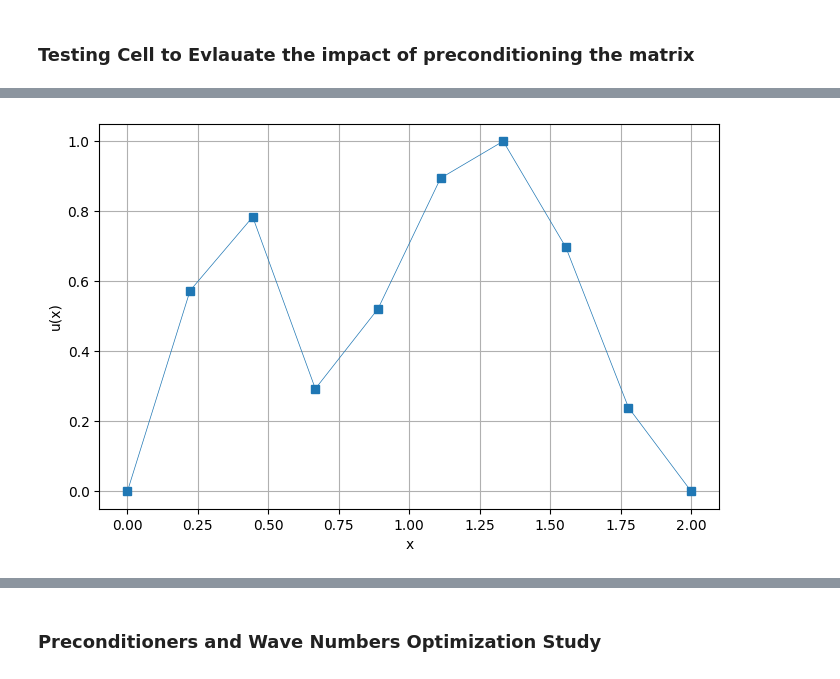
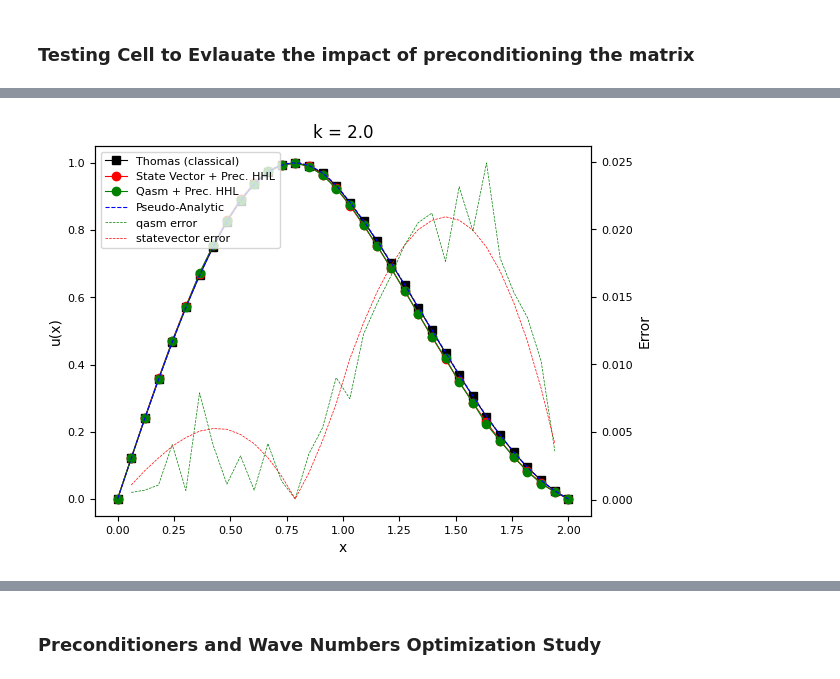
Before and after one commit to richard7990/quantum_linear_solvers, a Jupyter notebook: Helmholtz_1D_implmentation.ipynb, the cells around one changed output, grey strips where cells are left out. Saved outputs shown, nothing was run; the diff lists cells and outputs as text; code cells hidden in the pictures.

Commit message:
Integrated shots

```diff
--- a/Helmholtz_1D_implmentation.ipynb
+++ b/Helmholtz_1D_implmentation.ipynb
@@ -936,31 +1061,38 @@ def solve_helmholtz(NUM_QUBITS, L, k, eps, alpha, num_shots=10000, lb = 0, ub =
     print("Complex-shifted Laplacian condition number:", np.linalg.cond(P_complex))
 
     # 4) Create the unpreconditioned TridiagonalToeplitz object
+    start_time = time.time()
     tridi_mat = TridiagonalToeplitz(NUM_QUBITS, a, b)
+    print('Tridiagonal Toeplitz time: ', time.time() - start_time)
 
     # 5) Set up quantum instance
     backend = Aer.get_backend('qasm_simulator')
-    quantum_instance = QuantumInstance(backend, shots=num_shots)
+    backend_options = {
+    'max_parallel_threads': 8,      # use up to 4 threads
+    'max_parallel_experiments': 16,    # run up to 2 experiments in parallel
+    'seed_simulator': 42,            # set a seed for reproducibility
+    }
+    print(backend.available_methods())
+    quantum_instance = QuantumInstance(backend, shots=num_shots, backend_options=backend_options)
 
     # 6) Solve unpreconditioned system with HHL
+    start_time = time.time()
     tridi_hhl = HHL(epsilon=eps, quantum_instance=quantum_instance)
-    solution_unprec = tridi_hhl.solve(tridi_mat, vector)
-    hhl_vector_unprec = get_solution_vector(solution_unprec, solution_unprec.state.num_qubits, vector)
-    hhl_vector_unprec = np.concatenate(([0], hhl_vector_unprec, [0]))
-    #print('sollution from hhl', hhl_vector_unprec)
-    #print('ater norma sollution from hhl', hhl_vector_unprec)
-    hhl_vector_unprec = normalize(hhl_vector_unprec, lb, ub)
+    # solution_unprec = tridi_hhl.solve(tridi_mat, vector)
+    # print('HHL time: ', time.time() - start_time)
+    # print('HHL success probability: ', solution_unprec.euclidean_norm)
+    # hhl_vector_unprec = P_get_solution_vector_qasm(solution_unprec, solution_unprec.state.num_qubits,
+    #                                                vector, backend, num_shots, backend_options)
+    # hhl_vector_unprec = np.concatenate(([0], hhl_vector_unprec, [0]))
+    # hhl_vector_unprec = normalize(hhl_vector_unprec, lb, ub)
 
 
-    plt.figure(figsize=(8, 5))
-    plt.plot(np.concatenate(([0], x_numerical, [L])), hhl_vector_unprec, 's-', linewidth=0.5, label=f'HHL (Qubits={NUM_QUBITS})')
-    plt.xlabel('x')
-    plt.grid(True)
-    plt.ylabel('u(x)')
+    # plt.figure(figsize=(8, 5))
+    # plt.plot(np.concatenate(([0], x_numerical, [L])), hhl_vector_unprec, 's-', linewidth=0.5, label=f'HHL (Qubits={NUM_QUBITS})')
+    # plt.xlabel('x')
+    # plt.grid(True)
+    # plt.ylabel('u(x)')
 
-    hhl_vector_sv = get_solution_vector_approx(solution_unprec, solution_unprec.state.num_qubits, vector)
-    hhl_vector_sv = np.concatenate(([0], hhl_vector_sv, [0]))
-    hhl_vector_sv = normalize(hhl_vector_sv, lb, ub)
 
     # 7) Classical preconditioning
     P_inv = np.linalg.inv(P_complex)
@@ -976,10 +1108,16 @@ def solve_helmholtz(NUM_QUBITS, L, k, eps, alpha, num_shots=10000, lb = 0, ub =
 
     # 9) Solve preconditioned system with HHL
     solution_prec = tridi_hhl.solve(tridi_mat_precond, prec_vector)
-    solution_prec = solution_unprec
-    hhl_vector_prec = get_solution_vector(solution_prec, solution_prec.state.num_qubits, prec_vector)
+    #solution_prec = solution_unprec
+    hhl_vector_prec = P_get_solution_vector_qasm(solution_prec, solution_prec.state.num_qubits,
+                                                 prec_vector, backend, num_shots, backend_options)
     hhl_vector_prec = np.concatenate(([0], hhl_vector_prec, [0]))
     hhl_vector_prec = normalize(hhl_vector_prec, lb, ub)
+
+    hhl_vector_sv = P_get_solution_vector_statevector(solution_prec, solution_prec.state.num_qubits, vector, num_shots)
+    hhl_vector_sv = np.concatenate(([0], hhl_vector_sv, [0]))
+    hhl_vector_sv = normalize(hhl_vector_sv, lb, ub)
+
 
     # 10) Classical Thomas solver
     thomas = numerical_solvers()
@@ -1002,28 +1140,28 @@ def solve_helmholtz(NUM_QUBITS, L, k, eps, alpha, num_shots=10000, lb = 0, ub =
 
     # Compute errors
     u_interp = np.interp(x_numerical, hi_real_domain, hi_thomas_sol)
-    mae_unprec = np.mean(np.abs(hhl_vector_unprec[1:-1] - u_interp))
+    #mae_unprec = np.mean(np.abs(hhl_vector_unprec[1:-1] - u_interp))
     mae_prec = np.mean(np.abs(hhl_vector_prec[1:-1] - u_interp))
     mae_sv_unprec = np.mean(np.abs(hhl_vector_sv[1:-1] - u_interp))
     mae_thomas = np.mean(np.abs(num_solution[1:-1] - u_interp))
-    pct_diff = np.mean(hhl_vector_unprec - num_solution)
+    #pct_diff = np.mean(hhl_vector_unprec - num_solution)
 
     print(f"Wave number k = {k} Complex shift parameter α = {alpha}")
-    print(f"shifted qubit count = {solution_prec.state.num_qubits} unshifted qubit count = {solution_unprec.state.num_qubits}")
-    print(f"QASM HHL (Unpreconditioned) MAE: {mae_unprec}")
+    #print(f"shifted qubit count = {solution_prec.state.num_qubits} unshifted qubit count = {solution_unprec.state.num_qubits}")
+    #print(f"QASM HHL (Unpreconditioned) MAE: {mae_unprec}")
     print(f"QASM HHL (Complex-Shifted Preconditioned) MAE: {mae_prec}")
     print(f"HHL State vector MAE: {mae_sv_unprec}")
     print(f"Thomas Solver MAE: {mae_thomas}")
-    print(f"Percentage difference between QASM HHL (Complex-Shifted) and Thomas: {pct_diff:.2f}%")
+    #print(f"Percentage difference between QASM HHL (Complex-Shifted) and Thomas: {pct_diff:.2f}%")
 
     # 12) Plot results
     fig, ax1 = plt.subplots()
     real_domain = np.concatenate(([0], x_numerical, [L]))
 
     ax1.plot(real_domain, num_solution, 'ks-', linewidth=0.8, label='Thomas (classical)')
-    ax1.plot(real_domain, hhl_vector_unprec * np.sign(num_solution), 'ro-', linewidth=0.8, label='qasm HHL (Quantum)')
-    ax1.plot(real_domain, hhl_vector_sv, 'bo-', linewidth=0.8, label='State Vector HHL (Quantum)')
-    ax1.plot(real_domain, hhl_vector_prec * np.sign(num_solution), 'go-', linewidth=0.8, label='qasm HHL (Complex-Shifted)')
+    #ax1.plot(real_domain, hhl_vector_unprec * np.sign(num_solution), 'ro-', linewidth=0.8, label='qasm HHL (Quantum)')
+    ax1.plot(real_domain, hhl_vector_sv, 'ro-', linewidth=0.8, label='State Vector + Prec. HHL')
+    ax1.plot(real_domain, hhl_vector_prec * np.sign(num_solution), 'go-', linewidth=0.8, label='Qasm + Prec. HHL')
     u_analytic_fine = np.interp(x_fine, hi_real_domain, hi_thomas_sol)
     ax1.plot(x_fine, u_analytic_fine, 'b--', linewidth=0.8, label='Pseudo-Analytic')
 
@@ -1033,26 +1171,33 @@ def solve_helmholtz(NUM_QUBITS, L, k, eps, alpha, num_shots=10000, lb = 0, ub =
 
     # Error plot on twin axis
     ax2 = ax1.twinx()
-    hhl_error_unprec = np.abs(hhl_vector_unprec[1:-1] - u_interp)
+    #hhl_error_unprec = np.abs(hhl_vector_unprec[1:-1] - u_interp)
     hhl_error_prec = np.abs(hhl_vector_prec[1:-1] - u_interp)
-    ax2.plot(x_numerical, hhl_error_unprec, 'r--', linewidth=0.5, label='point-wise error (HHL)')
-    ax2.plot(x_numerical, hhl_error_prec, 'g--', linewidth=0.5, label='Complex-Shifted Error')
+    hhl_error_sv = np.abs(hhl_vector_sv[1:-1] - u_interp)
+    #ax2.plot(x_numerical, hhl_error_unprec, 'r--', linewidth=0.5, label='point-wise error (HHL)')
+    ax2.plot(x_numerical, hhl_error_prec, 'g--', linewidth=0.5, label='qasm error')
+    ax2.plot(x_numerical, hhl_error_sv, 'r--', linewidth=0.5, label='statevector error')
+    ax1.tick_params(axis='both', which='major', labelsize=8)
+    ax2.tick_params(axis='both', which='major', labelsize=8)
     ax2.set_ylabel('Error')
 
     # Combine legends
     lines, labels = ax1.get_legend_handles_labels()
     lines2, labels2 = ax2.get_legend_handles_labels()
-    ax1.legend(lines + lines2, labels + labels2, loc='upper left')
+    ax1.legend(lines + lines2, labels + labels2, loc='upper left', prop={'size': 8})
     #plt.savefig(f'figures/helmholtz_hhl_preconditioning{k}.png')
 
     plt.show()
 
 # Test the function with different wave numbers
-wave_numbers = [4.0]
+wave_numbers = [2.0]
 wave_numbers = wave_numbers[::-1]
 lb = -1
 ub = 1
+sim = AerSimulator()
+print(sim.available_devices())
+print(sim.available_methods())
 for k in wave_numbers:
     print(f"Testing with wave number k = {k}")
-    solve_helmholtz(NUM_QUBITS=3, L=2.0, k=k, eps=0.01, alpha=0.6, lb=lb, ub=ub, num_shots=1000)
+    solve_helmholtz(NUM_QUBITS=5, L=2.0, k=k, eps=0.01, alpha=0.1, lb=lb, ub=ub, num_shots=1000000)
 # %% [output]
@@ -1080 +1224 @@ Percentage difference between QASM HHL (Complex-Shifted) and Thomas: 0.35%
-[figure, old version]
+[figure, new version]
```
Also changed, not shown: parts of 5 cells of this notebook, 3 other files.
